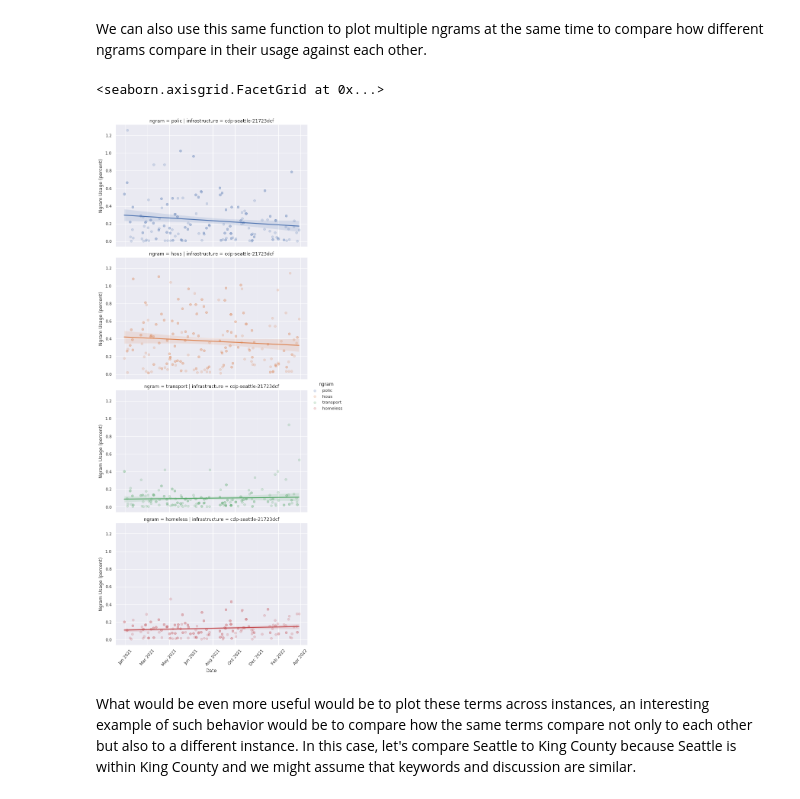
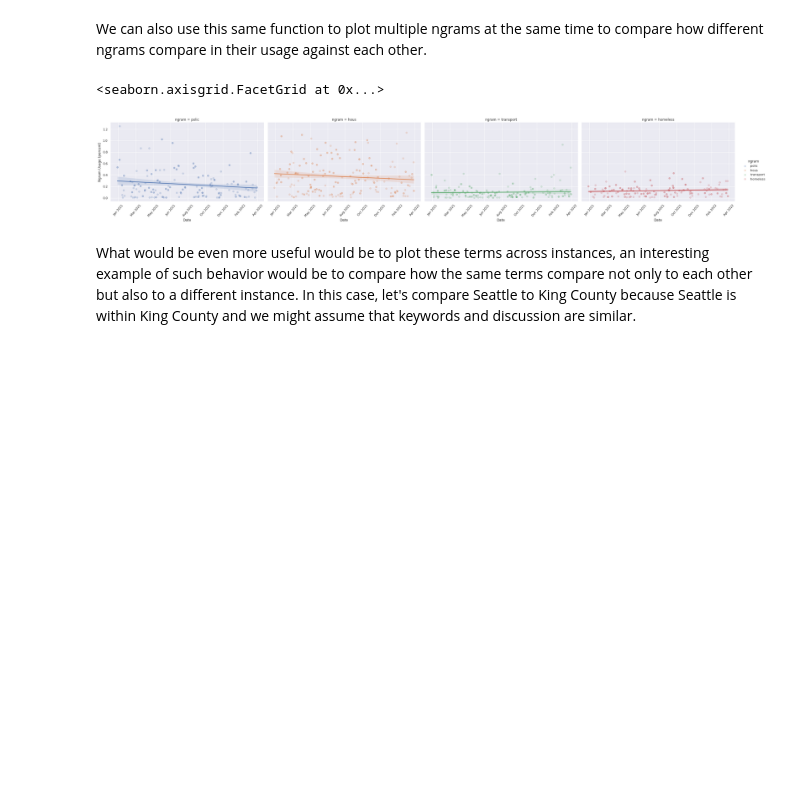
Before and after one commit to CouncilDataProject/cdp-data, a Jupyter notebook: notebooks/plot_keyword_history.ipynb, the cells around one changed output. Saved outputs shown, nothing was run; the diff lists cells and outputs as text; code cells hidden in the pictures; blank space fills up the shorter version.

```diff
--- a/notebooks/plot_keyword_history.ipynb
+++ b/notebooks/plot_keyword_history.ipynb
@@ -40,11 +41,17 @@ We can also use this same function to plot multiple ngrams at the same time to c
 # %%
 plot_ngram_usage_histories(
     ngram=["police", "housing", "transportation", "homelessness"],
     gram_usage=seattle_ds,
+    lmplot_kws=dict(  # extra plotting params
+        col="ngram",
+        hue="ngram",
+        scatter_kws={"alpha": 0.2},
+        aspect=1.6,
+    ),
 )
 # %% [output]
 <seaborn.axisgrid.FacetGrid at 0x...>
-[figure, old version]
+[figure, new version]
 # %% [markdown]
 What would be even more useful would be to plot these terms across instances, an interesting example of such behavior would be to compare how the same terms compare not only to each other but also to a different instance. In this case, let's compare Seattle to King County because Seattle is within King County and we might assume that keywords and discussion are similar.
 # %%
```
Also changed, not shown: parts of 7 cells of this notebook, 1 other file.
